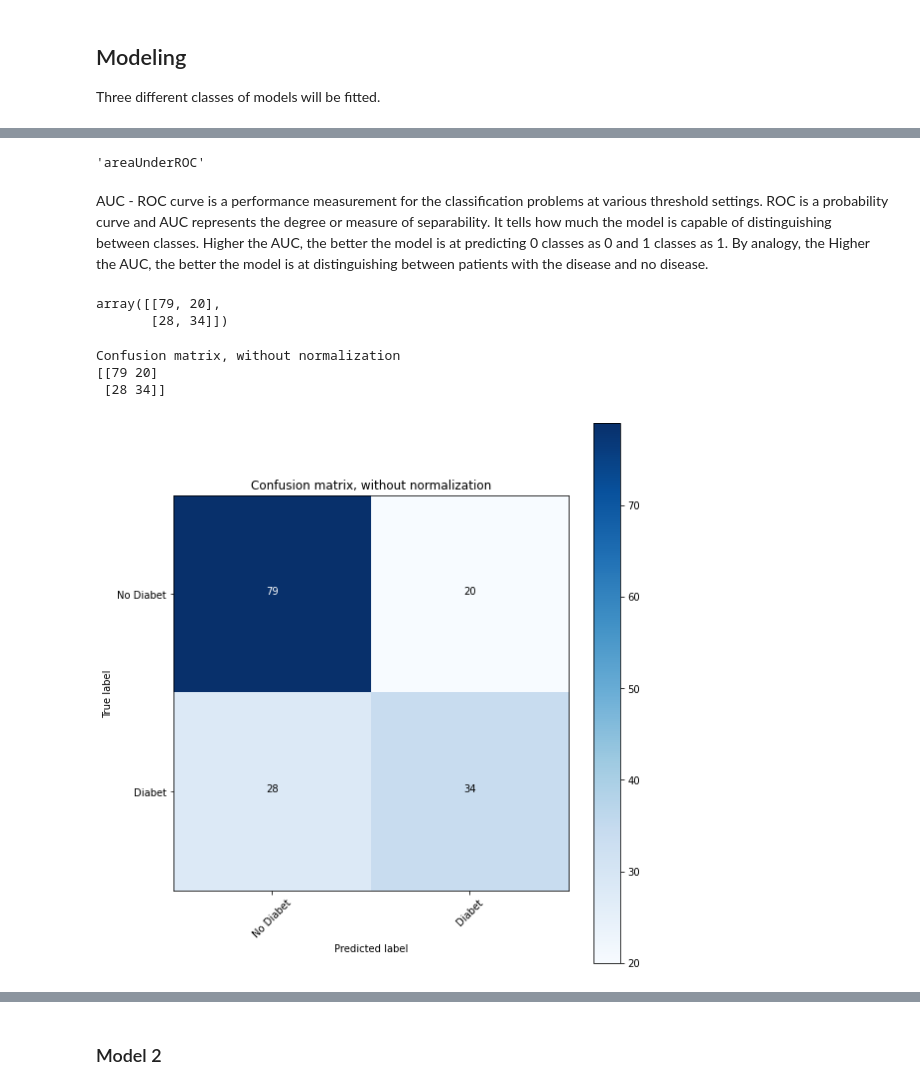
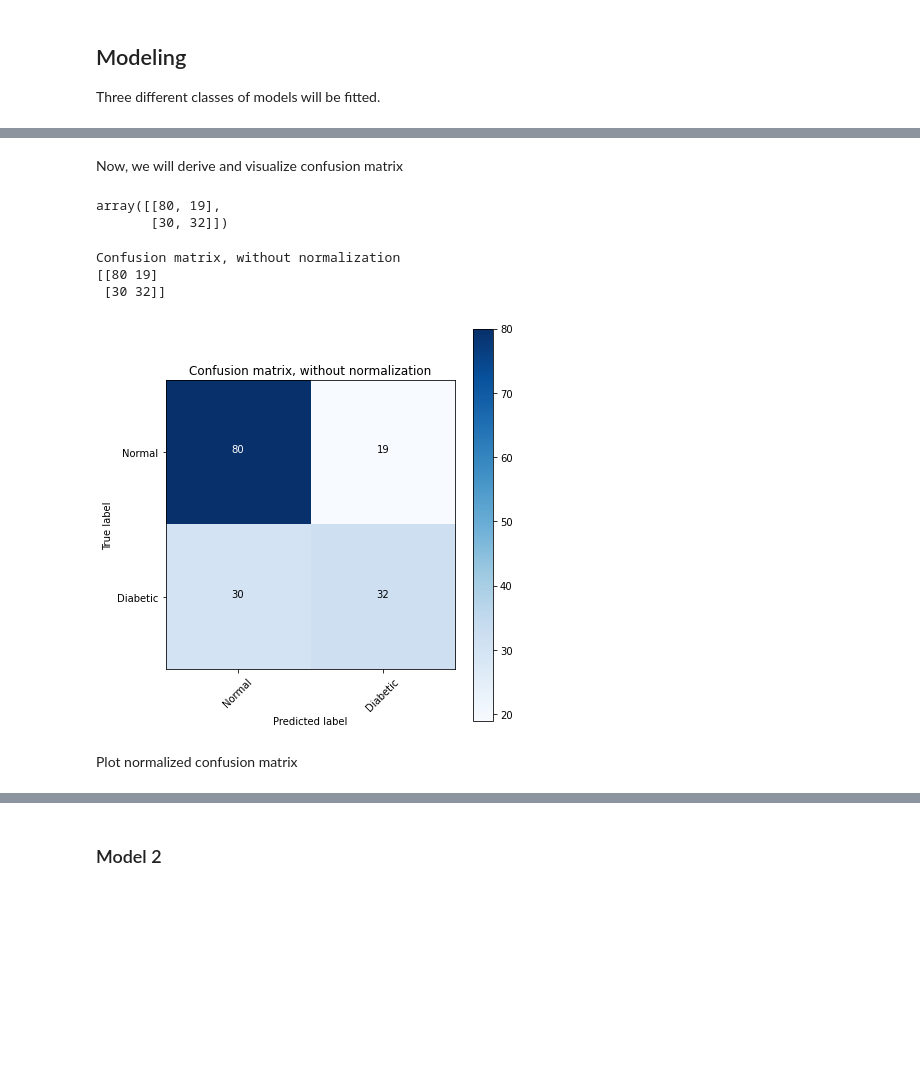
Before and after one commit to peshekhodko/FinalProject, a Jupyter notebook: FinalProject.ipynb, the cells around one changed output, grey strips where cells are left out. Saved outputs shown, nothing was run; the diff lists cells and outputs as text; code cells hidden in the pictures; blank space fills up the shorter version.

```diff
--- a/FinalProject.ipynb
+++ b/FinalProject.ipynb
@@ -321,13 +399,0 @@ eda_train.plot.scatter(x='Insulin', y='Pregnancies', c = 'Outcome', colormap = m
-# %%
-plt.rcParams['figure.figsize'] = [8, 8]
-a = eda_train.loc[eda_train['Outcome'] == 0, 'BloodPressure']
-b = eda_train.loc[eda_train['Outcome'] == 1, 'BloodPressure']
-
-data = [a,b]
-
-for i, x in enumerate(data):
-    plt.boxplot(x, positions=[i])
-
-plt.xticks([0,1], ['Normal','Diabetic'])
-plt.title ('Diastollic blood pressure')
-plt.show()
@@ -421,10 +419,10 @@ lr = LogisticRegression()
 
 sqlTrans = SQLTransformer(
     statement = "SELECT log(Age) as Age, Glucose, \
-    Insulin, Pregnancies, BloodPressure, BMI, \
+    Insulin, Pregnancies, BMI, \
     outcome as label FROM __THIS__")
 
-assembler = VectorAssembler(inputCols = ["Age", "Glucose", "Insulin", "Pregnancies", "BloodPressure", "BMI"], outputCol = "features_for", handleInvalid = 'keep')
+assembler = VectorAssembler(inputCols = ["Age", "Glucose", "Insulin", "Pregnancies", "BMI"], outputCol = "features_for", handleInvalid = 'keep')
 
 px = PolynomialExpansion(degree=2, inputCol="features_for", outputCol="features")
 
@@ -497,9 +531,5 @@ print(metric)
-# %%
-BinaryClassificationEvaluator().getMetricName()
-# %% [output]
-'areaUnderROC'
-# %% [markdown]
-AUC - ROC curve is a performance measurement for the classification problems at various threshold settings. ROC is a probability curve and AUC represents the degree or measure of separability. It tells how much the model is capable of distinguishing between classes. Higher the AUC, the better the model is at predicting 0 classes as 0 and 1 classes as 1. By analogy, the Higher the AUC, the better the model is at distinguishing between patients with the disease and no disease.
+# %% [markdown]
+Now, we will derive and visualize confusion matrix
 # %%
 from sklearn.metrics import confusion_matrix
 import numpy as np
@@ -511,11 +541,11 @@ y_true = y_true.toPandas()
 y_pred = predictions.select("prediction")
 y_pred = y_pred.toPandas()
 
-cnf_matrix = confusion_matrix(y_true, y_pred)#,labels=class_names)
+cnf_matrix = confusion_matrix(y_true, y_pred)
 cnf_matrix
 # %% [output]
-array([[79, 20],
-       [28, 34]])
+array([[80, 19],
+       [30, 32]])
 # %%
 # This function was taken from the repo https://runawayhorse001.github.io/LearningApacheSpark/classification.html
 
@@ -554,14 +584,16 @@ def plot_confusion_matrix(cm, classes,
     plt.xlabel('Predicted label')
 # %%
 # Plot non-normalized confusion matrix
-class_names =["No Diabet", "Diabet"]
+class_names =["Normal", "Diabetic"]
 plt.figure()
 plot_confusion_matrix(cnf_matrix, classes=class_names,
                       title='Confusion matrix, without normalization')
 plt.show()
 # %% [output]
 Confusion matrix, without normalization
-[[79 20]
- [28 34]]
+[[80 19]
+ [30 32]]
-[figure, old version]
+[figure, new version]
+# %% [markdown]
+Plot normalized confusion matrix
 # %%
```
Also changed, not shown: parts of 45 cells of this notebook.
